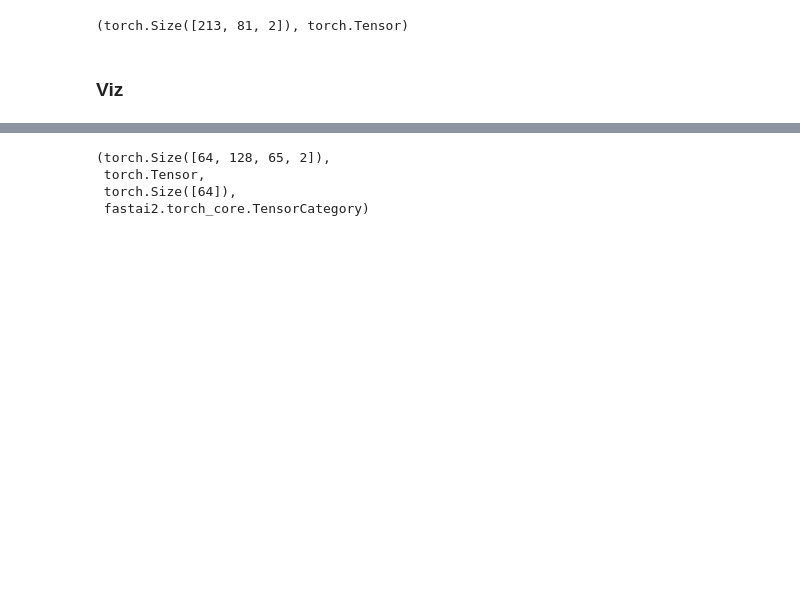
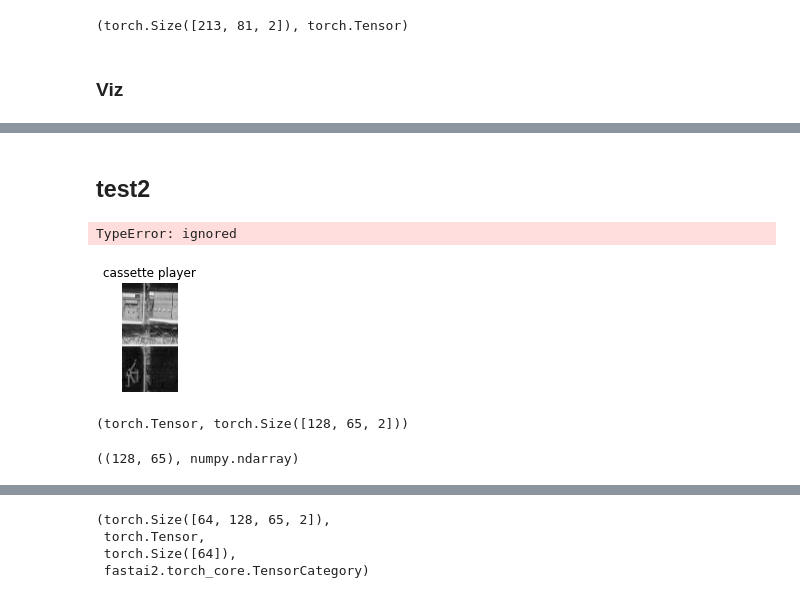
Before and after one commit to RGologorsky/fastmri, a Jupyter notebook: 01_kspace_learner.ipynb, the cells around one changed output, grey strips where cells are left out. Drawn from its saved outputs; the diff is of its cells as text; code cells hidden in the pictures; blank space fills up the shorter version.

```diff
--- a/01_kspace_learner.ipynb
+++ b/01_kspace_learner.ipynb
@@ -319,7 +317,11 @@ ArrayImageBase??
 # %%
 class ToT(Transform):
-  order = 10
+  order = 10 # run last
+
   def encodes(self, o:CK): return T.to_tensor(o)
+
+  def decodes(self, o:TensorCategory): return o
+  def decodes(self, o:Tensor): return CKT(o)
 
 class CKRandomCrop(Transform):
   order = 1
@@ -392,2 +407,22 @@ ck_dls = ck_dblock.dataloaders(path_net)
+# %% [markdown]
+## test2
+# %%
+ck_dls = ck_dblock.dataloaders(path_net).cuda()
+# %% [output]
+TypeError: ignored
 # %%
 xb,yb = ck_dls.one_batch()
+# %%
+amps = xbt2amp(xb)
+cats = ck_dls.vocab[yb]
+# %%
+i = 0
+# %%
+show_titled_image((amps[i], cats[i]), cmap="gray")
+# %% [output]
+[figure, added]
+# %%
+x1 = xb[0]
+type(x1), x1.shape
+# %% [output]
+(torch.Tensor, torch.Size([128, 65, 2]))
@@ -393,0 +431,5 @@ xb,yb = ck_dls.one_batch()
+# %%
+x1_np = complext2np(x1)
+x1_np.shape, type(x1_np)
+# %% [output]
+((128, 65), numpy.ndarray)
```
Also changed, not shown: parts of 51 cells of this notebook.
